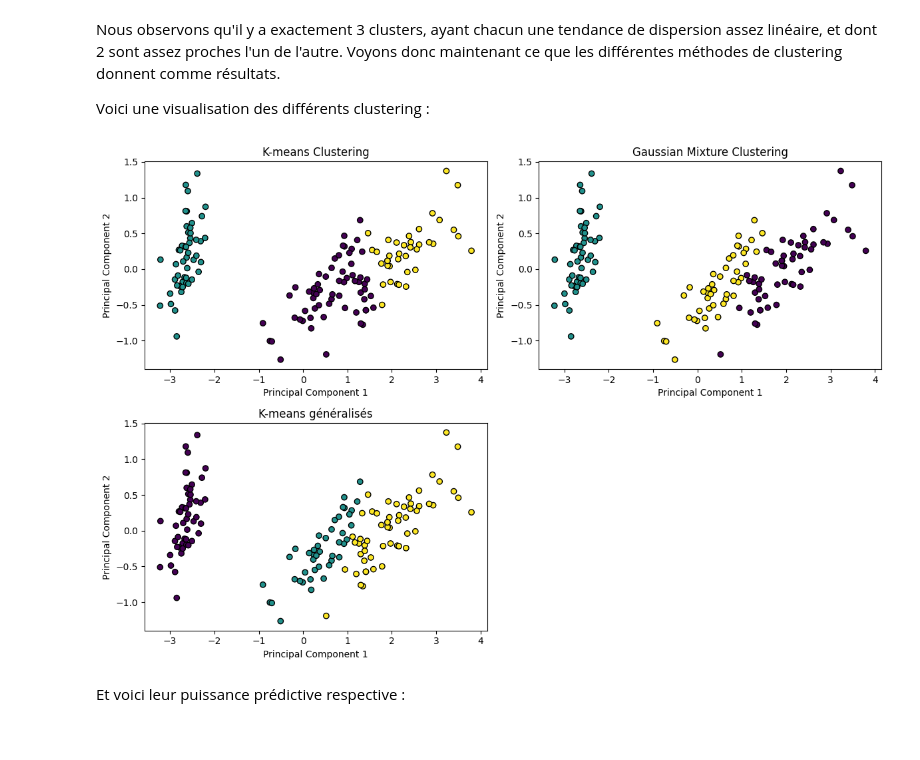
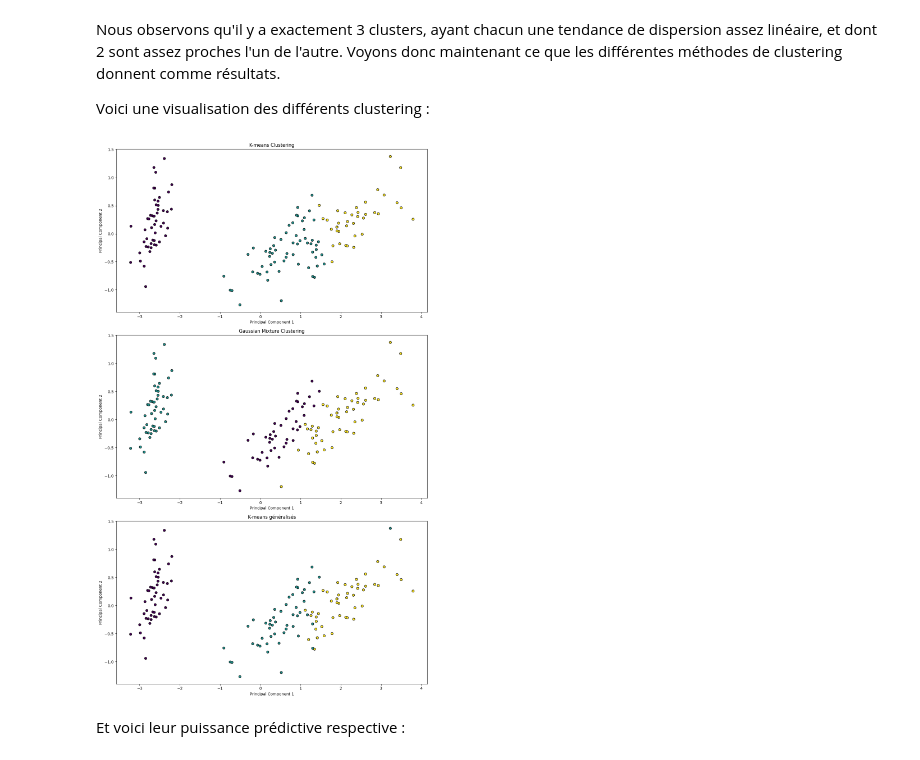
Before and after one commit to NoahKWM/ANDO, a Jupyter notebook: projet_ando.ipynb, the cells around one changed output. Drawn from its saved outputs; the diff is of its cells as text; code cells hidden in the pictures.

```diff
--- a/projet_ando.ipynb
+++ b/projet_ando.ipynb
@@ -339,7 +341,7 @@ for i in range(K):
     # Tracer la droite
     direction = droite.vecteur
     centre = droite.point.coordonnées
-    scale = 50
+    scale = 1
     origin = centre - scale * direction
     end_point = centre + scale * direction
     plt.plot([origin[0], end_point[0]], [origin[1], end_point[1]], color='black')
@@ -488,40 +490,40 @@ liste_representants = []
 liste_classes = []
 for i in range(10):
     representants, classes = kmeans_generalises([Point(coord) for coord in X], K, max_iterations=100)
     liste_representants.append(representants)
     liste_classes.append(classes)
 representants = liste_representants[np.argmin([np.sum(np.abs(classes - y)) for classes in liste_classes])]
 classes = liste_classes[np.argmin([np.sum(np.abs(classes - y)) for classes in liste_classes])]
 
 
 # Comparaison des méthodes
 # Tracer les points avec les couleurs des clusters attribuées par K-means
-plt.figure(figsize=(12, 8))
+plt.figure(figsize=(12, 20))
 
-plt.subplot(2, 2, 1)
+plt.subplot(3, 1, 1)
 plt.scatter(X_pca[:, 0], X_pca[:, 1], c=kmeans_labels, cmap='viridis', edgecolor='k')
 plt.title('K-means Clustering')
 plt.xlabel('Principal Component 1')
 plt.ylabel('Principal Component 2')
-plt.show()
+
 # Tracer les points avec les couleurs des clusters attribuées par le mélange gaussien
-plt.subplot(2, 2, 2)
+plt.subplot(3, 1, 2)
 plt.scatter(X_pca[:, 0], X_pca[:, 1], c=gmm_labels, cmap='viridis', edgecolor='k')
 plt.title('Gaussian Mixture Clustering')
 plt.xlabel('Principal Component 1')
 plt.ylabel('Principal Component 2')
-plt.show()
+
 # Tracer les points avec les couleurs des clusters attribuées par K-means généralisés
-plt.subplot(2, 2, 3)
+plt.subplot(3, 1, 3)
 plt.scatter(X_pca[:, 0], X_pca[:, 1], c=classes, cmap='viridis', edgecolor='k')
 plt.title('K-means généralisés')
 plt.xlabel('Principal Component 1')
 plt.ylabel('Principal Component 2')
 
 plt.tight_layout()
 plt.show()
 # %% [output]
-[figure, old version]
+[figure, new version]
 # %% [markdown]
 Et voici leur puissance prédictive respective :
 # %%
```
Also changed, not shown: parts of 4 cells of this notebook, 1 other file.
